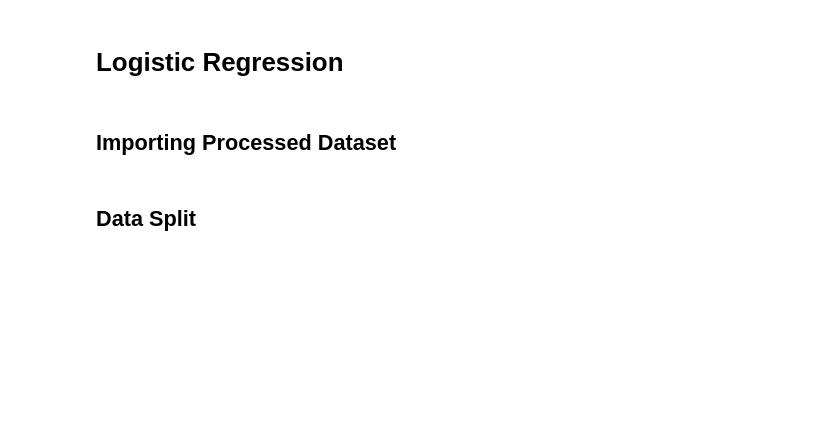
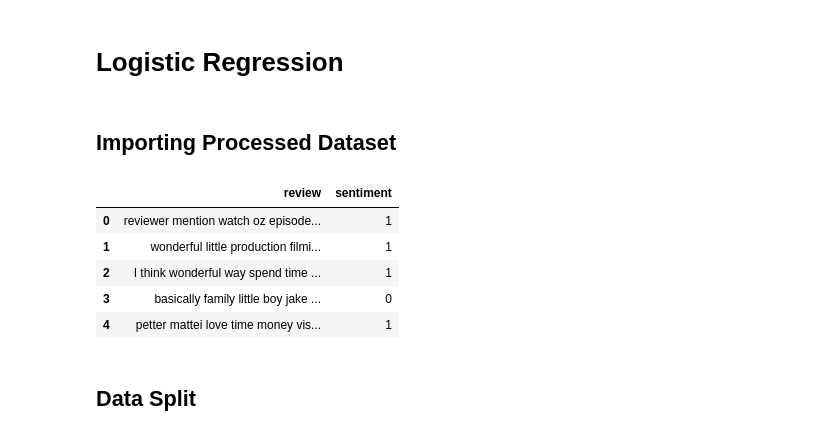
Before and after one commit to everhettoo/imdb-sentiment-analysis, a Jupyter notebook: 2.2-model-logistic-regression.ipynb, the cells around one changed output. Drawn from its saved outputs; the diff is of its cells as text; code cells hidden in the pictures; blank space fills up the shorter version.

```diff
--- a/2.2-model-logistic-regression.ipynb
+++ b/2.2-model-logistic-regression.ipynb
@@ -8,15 +8,22 @@ import pickle
 # %%
 # The final preprocessed files for building the models.
 processed_dataset_path = 'data/2-imdb-movie-review-processed.csv'
 
 # Save the transformed TF-IDF vectorized data into pickle format for loading into REST API.
 pickle_vectorizer_model_path = 'models/vectorized-model.pkl'
 
 # Save the trained model into pickle format for loading into REST API.
-pickle_ml_model_path = 'models/lr-ml-model.pkl'
+pickle_ml_lr_model_path = 'models/lr-ml-model.pkl'
 
 data = pd.read_csv(processed_dataset_path)
 data.head()
+# %% [output]
+|  | review | sentiment |
+| 0 | reviewer mention watch oz episode... | 1 |
+| 1 | wonderful little production filmi... | 1 |
+| 2 | I think wonderful way spend time ... | 1 |
+| 3 | basically family little boy jake ... | 0 |
+| 4 | petter mattei love time money vis... | 1 |
 # %% [markdown]
 ## Data Split
 # %%
```
Also changed, not shown: parts of 11 cells of this notebook, 3 other files.
